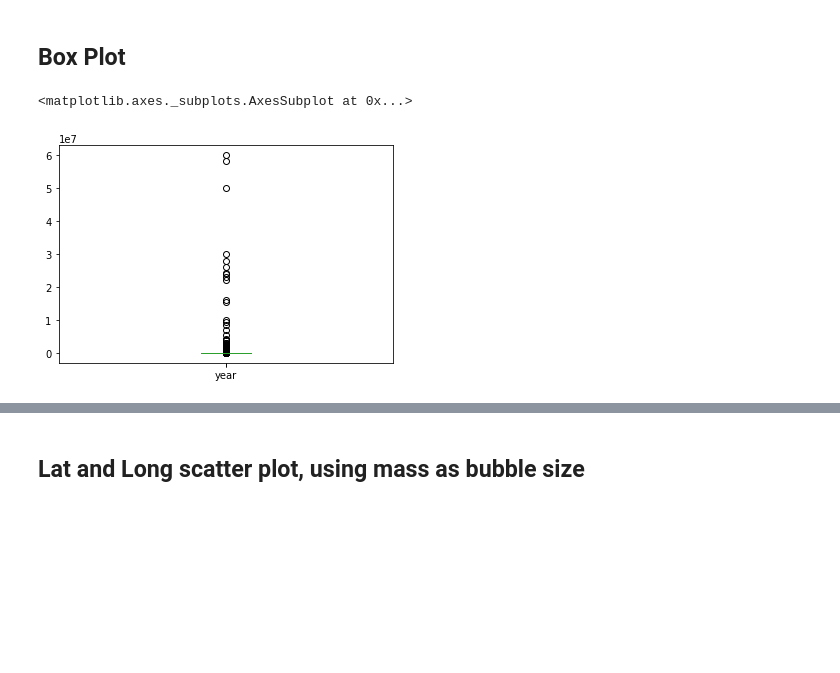
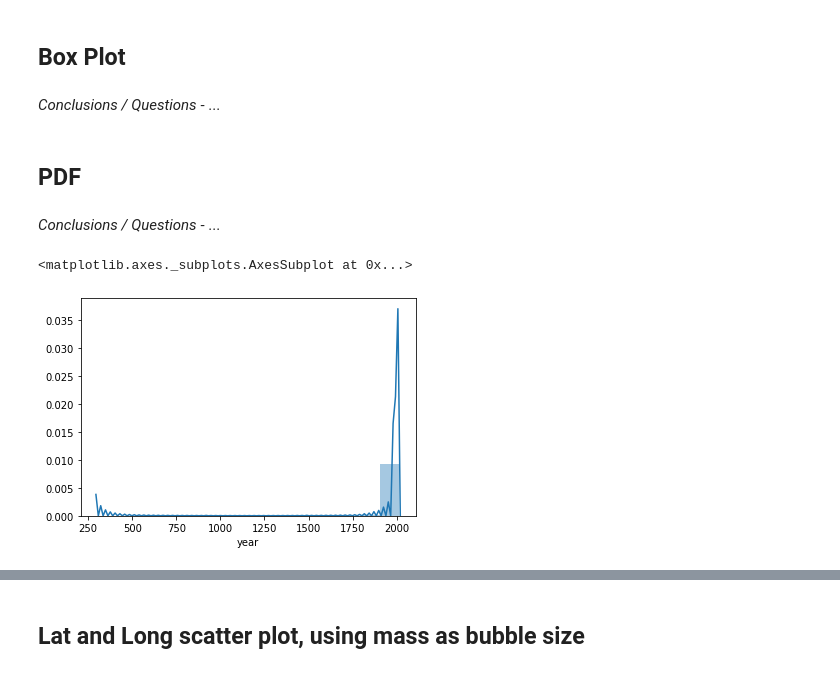
Before and after one commit to RobotGyal/Project-Impact-v1, a Jupyter notebook: analysis/analysis.ipynb, the cells around one changed output, grey strips where cells are left out. Saved outputs shown, nothing was run; the diff lists cells and outputs as text; code cells hidden in the pictures; blank space fills up the shorter version.

```diff
--- a/analysis/analysis.ipynb
+++ b/analysis/analysis.ipynb
@@ -154,8 +188,15 @@ plt.show()
 # %% [markdown]
 ## Box Plot
-# %%
-data['mass'].plot.box()
-data['year'].plot.box()
-# %% [output]
-<matplotlib.axes._subplots.AxesSubplot at 0x...>
-[figure, removed]
+# %% [markdown]
+*Conclusions / Questions*
+    - ...
+# %% [markdown]
+## PDF
+# %% [markdown]
+*Conclusions / Questions*
+    - ...
+# %%
+sns.distplot(data['year'].dropna(), hist=True, kde=True, bins=16)
+# %% [output]
+<matplotlib.axes._subplots.AxesSubplot at 0x...>
+[figure, added]
```
Also changed, not shown: parts of 29 cells of this notebook, 1 other file.
